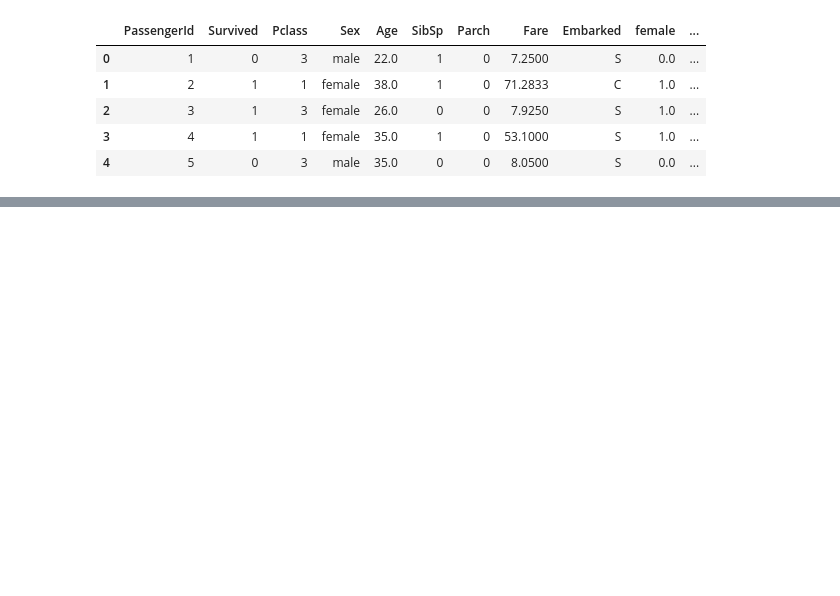
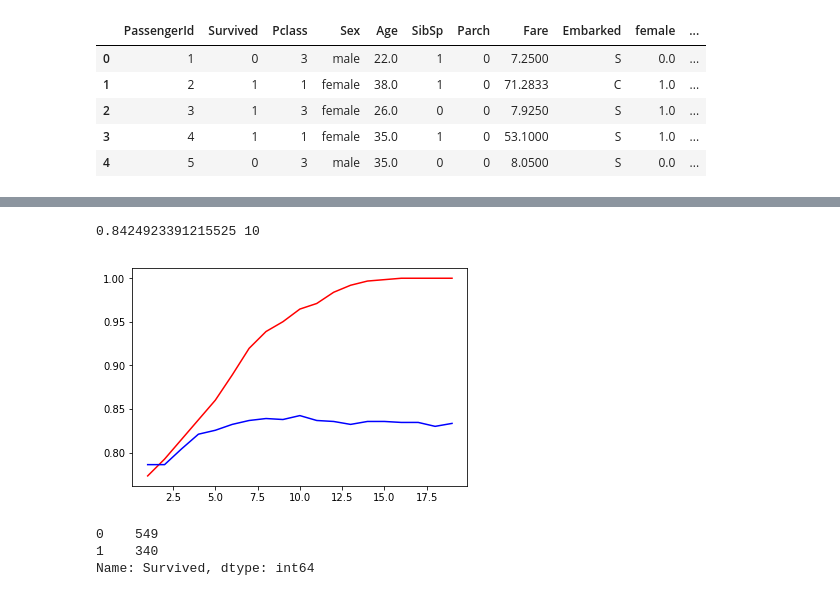
Before and after one commit to appbanana/MachineLearningAction, a Jupyter notebook: kaggle/Titanic/02-exporeTitannic.ipynb, the cells around one changed output, grey strips where cells are left out. Drawn from its saved outputs; the diff is of its cells as text; code cells hidden in the pictures; blank space fills up the shorter version.

```diff
--- a/kaggle/Titanic/02-exporeTitannic.ipynb
+++ b/kaggle/Titanic/02-exporeTitannic.ipynb
@@ -145,0 +307,25 @@ data[data['Age'].notnull()]
+# %%
+# 接下开调max_depth 画max_depth的学习曲线
+train_scores = []
+test_scores = []
+x_ticks = [*range(1, 20)]
+for i in range(1, 20):
+    clf = ensemble.RandomForestClassifier(n_estimators=142, random_state=66, max_depth=i)
+    train_score = clf.fit(X_train, y_train).score(X_train, y_train)
+    train_scores.append(train_score)
+
+    mean_score = model_selection.cross_val_score(clf, X, y, cv=10).mean()
+    test_scores.append(mean_score)
+plt.plot(x_ticks, train_scores, c='r')
+plt.plot(x_ticks, test_scores, c='b')
+print(max(test_scores), x_ticks[test_scores.index(max(test_scores))])
+plt.show()
+# %% [output]
+0.8424923391215525 10
+[figure, added]
+# %%
+y.value_counts()
+# %% [output]
+0    549
+1    340
+Name: Survived, dtype: int64
```
Also changed, not shown: parts of 29 cells of this notebook, 4 other files.
